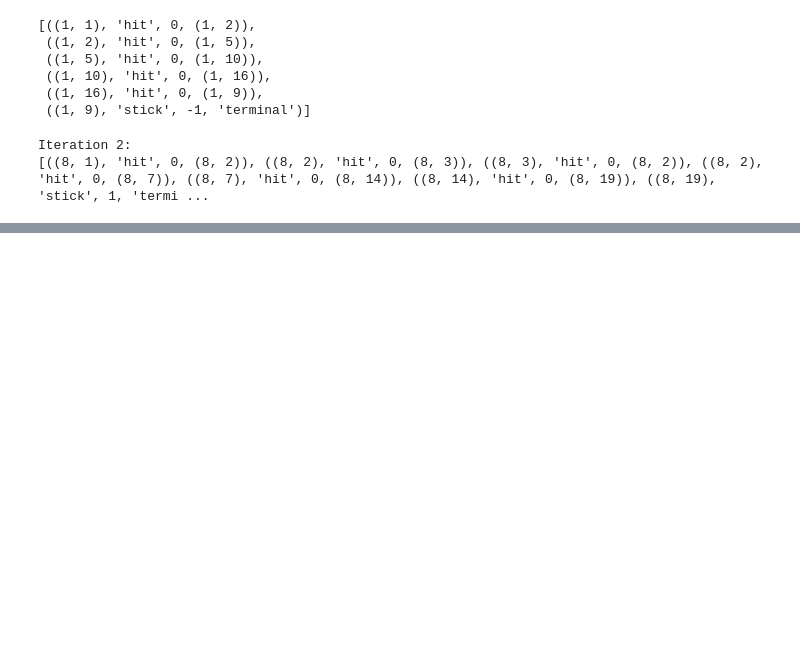
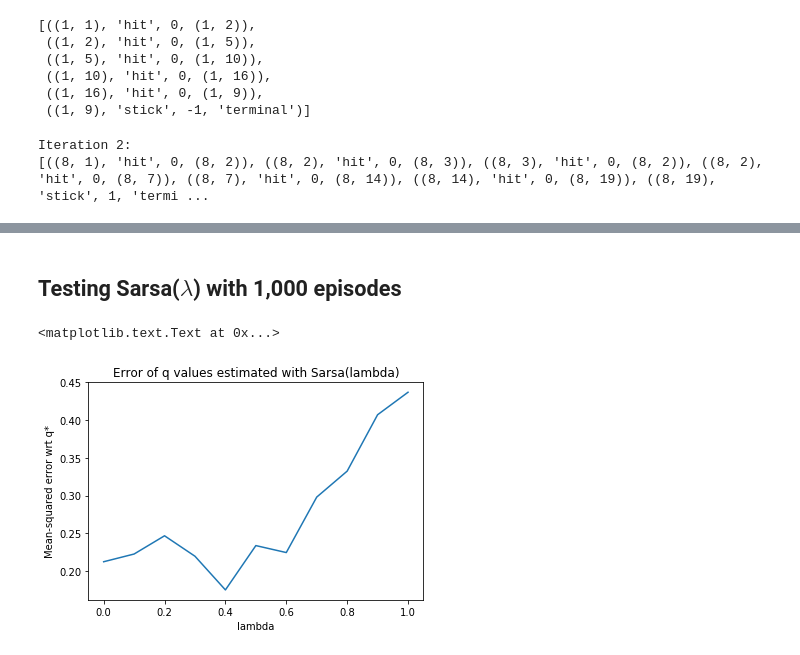
Before and after one commit to kwong22/easy21, a Jupyter notebook: easy21.ipynb, the cells around one changed output, grey strips where cells are left out. Cells and saved outputs as stored; diff of their text form; code cells hidden in the pictures; blank space fills up the shorter version.

Commit message:
Implement Sarsa(lambda) control

```diff
--- a/easy21.ipynb
+++ b/easy21.ipynb
@@ -327,0 +463,46 @@ plot_optimal_val_fn(q)
+# %%
+def sarsa_lambda_control_easy21(lambd, num_episodes=1000):
+    """
+    Apply Sarsa(lambda) control to Easy21.
+
+    Inputs:
+    - lambd: value for lambda, between 0 and 1
+    - num_episodes: number of episodes to run
+
+    Returns:
+    - q_list: list of action-value functions after each episode
+    """
+    N, M, A = 10, 21, 2
+
+    N_SA = np.zeros((N, M, A)) # running count of s,a pairs encountered
+
+    actions = ['hit', 'stick']
+
+    # Initialize action-value function
+    q = np.zeros((N, M, A))
+
+    # Store list of intermediate action-value functions, between episodes
+    q_list = []
+
+    for _ in range(num_episodes):
+        # Run an episode following epsilon-greedy policy
+        N_SA, q = run_sarsa_lambda_episode(N_SA, q, lambd)
+        q_list.append(q)
+
+    return q_list
+# %% [markdown]
+## Testing Sarsa($\lambda$) with 1,000 episodes
+# %%
+lambd_values = np.linspace(0, 1, num=11)
+q_lists = [sarsa_lambda_control_easy21(lambd) for lambd in lambd_values]
+# %%
+# Calculate mean-squared error for each final action-value function wrt q (determined by MC control)
+mse_final = [np.mean((q_list[-1] - q)**2) for q_list in q_lists]
+# %%
+plt.plot(lambd_values, mse_final)
+plt.xlabel('lambda')
+plt.ylabel('Mean-squared error wrt q*')
+plt.title('Error of q values estimated with Sarsa(lambda)')
+# %% [output]
+<matplotlib.text.Text at 0x...>
+[figure, added]
```
Also changed, not shown: parts of 11 cells of this notebook.
